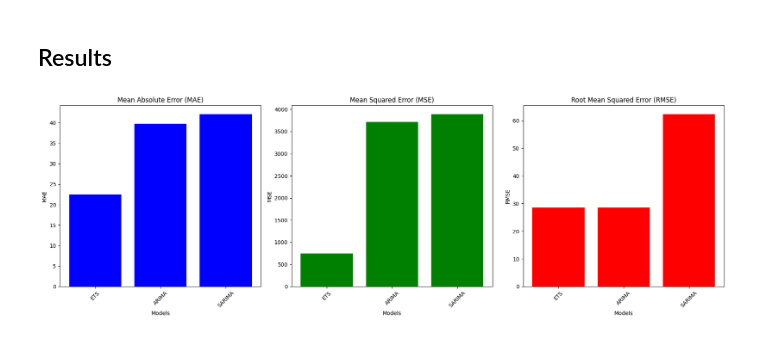
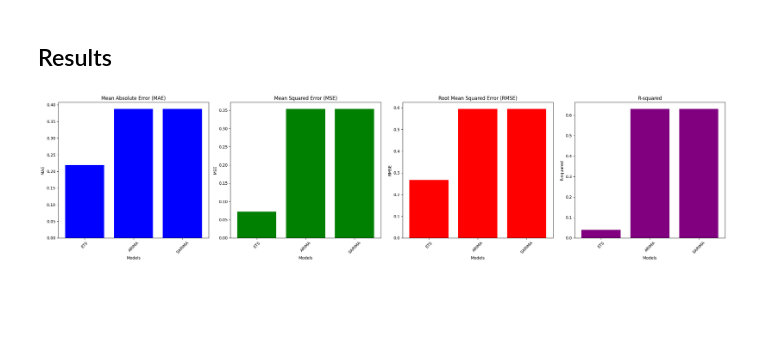
Before and after one commit to BianchiLuca28/EnergyConsumptionForecast, a Jupyter notebook: notebooks/time_series_analysis/time_series_model_testing.ipynb, the cells around one changed output. Drawn from its saved outputs; the diff is of its cells as text; code cells hidden in the pictures; blank space fills up the shorter version.

Commit message:
added scaler and new metric to the time series models

```diff
--- a/notebooks/time_series_analysis/time_series_model_testing.ipynb
+++ b/notebooks/time_series_analysis/time_series_model_testing.ipynb
@@ -109,7 +104,7 @@ Root Mean Squared Error (RMSE): 28.46842940536354
 ## Sarima model
 # %%
 # Focusing on the 'Appliances' energy consumption and selecting exogenous variables
-series = df['Appliances']
+series = df_scaled['Appliances']
 # exog = df[['T1', 'RH_1', 'T2', 'RH_2', 'T_out', 'RH_out']]
 # %%
 # Fit the SARIMAX model with the selected parameters and exogenous variables
@@ -151,15 +146,15 @@ forecast = model_fit.forecast(steps=forecast_steps)
 # Evaluate the model
 y_train = series[:-forecast_steps]
 y_test = series[-forecast_steps:]
-# y_pred = model_fit.predict(start=len(series)-forecast_steps, end=len(series)-1, exog=exog_forecast)
-y_pred = model_fit.predict(start=len(series)-forecast_steps, end=len(series)-1)
-
+y_pred = model_fit.predict(start=len(series) - forecast_steps, end=len(series) - 1)
 
 sarima_mae = mean_absolute_error(y_test, y_pred)
 sarima_mse = mean_squared_error(y_test, y_pred)
 sarima_rmse = np.sqrt(sarima_mse)
+sarima_r2 = r2_score(y_test, y_pred)
 
 print('Mean Absolute Error (MAE):', sarima_mae)
 print('Mean Squared Error (MSE):', sarima_mse)
 print('Root Mean Squared Error (RMSE):', sarima_rmse)
+print('R-squared:', sarima_r2)
 # %% [output]
@@ -172,7 +168,7 @@ By removing the other independent variables, the sarima model improved marginall
 ## ETS model
 # %%
 # Resample the data to daily frequency and take the mean
-daily_data = df['Appliances'].resample('D').mean()
+daily_data = df_scaled['Appliances'].resample('D').mean()
 # %%
 # Fit an ETS model
 ets_model = sm.tsa.ExponentialSmoothing(daily_data, trend='add', seasonal='add', seasonal_periods=7).fit()
@@ -208,9 +204,11 @@ actual_values = daily_data[-forecast_steps:]  # Actual values for the forecast p
 # Calculate error metrics
 ets_mae = mean_absolute_error(actual_values, ets_forecast)
 ets_mse = mean_squared_error(actual_values, ets_forecast)
-ets_rmse = np.sqrt(mse)
+ets_rmse = np.sqrt(ets_mse)
+ets_r2 = r2_score(actual_values, ets_forecast)
 
 print('Mean Absolute Error (MAE):', ets_mae)
 print('Mean Squared Error (MSE):', ets_mse)
 print('Root Mean Squared Error (RMSE):', ets_rmse)
+print('R-squared:', ets_r2)
 # %% [output]
@@ -329,32 +318,40 @@ models = ['ETS', 'ARIMA', 'SARIMA']
 
 mae_values = [ets_mae, arima_mae, sarima_mae]
 mse_values = [ets_mse, arima_mse, sarima_mse ]
 rmse_values = [ets_rmse, arima_rmse, sarima_rmse]
+r2_values = [ets_r2, arima_r2, sarima_r2]
 
-fig, axes = plt.subplots(nrows=1, ncols=3, figsize=(18, 6))
+fig, axes = plt.subplots(nrows=1, ncols=4, figsize=(24, 6))
 
 # Plotting MAE
 axes[0].bar(models, mae_values, color='blue')
 axes[0].set_title('Mean Absolute Error (MAE)')
 axes[0].set_xlabel('Models')
 axes[0].set_ylabel('MAE')
 axes[0].set_xticklabels(models, rotation=45)
 
 # Plotting MSE
 axes[1].bar(models, mse_values, color='green')
 axes[1].set_title('Mean Squared Error (MSE)')
 axes[1].set_xlabel('Models')
 axes[1].set_ylabel('MSE')
 axes[1].set_xticklabels(models, rotation=45)
 
 # Plotting RMSE
 axes[2].bar(models, rmse_values, color='red')
 axes[2].set_title('Root Mean Squared Error (RMSE)')
 axes[2].set_xlabel('Models')
 axes[2].set_ylabel('RMSE')
 axes[2].set_xticklabels(models, rotation=45)
 
+# Plotting R-squared
+axes[3].bar(models, r2_values, color='purple')
+axes[3].set_title('R-squared')
+axes[3].set_xlabel('Models')
+axes[3].set_ylabel('R-squared')
+axes[3].set_xticklabels(models, rotation=45)
+
 plt.tight_layout()
 plt.show()
 # %% [output]
-[figure, old version]
+[figure, new version]
```
Also changed, not shown: parts of 14 cells of this notebook.
